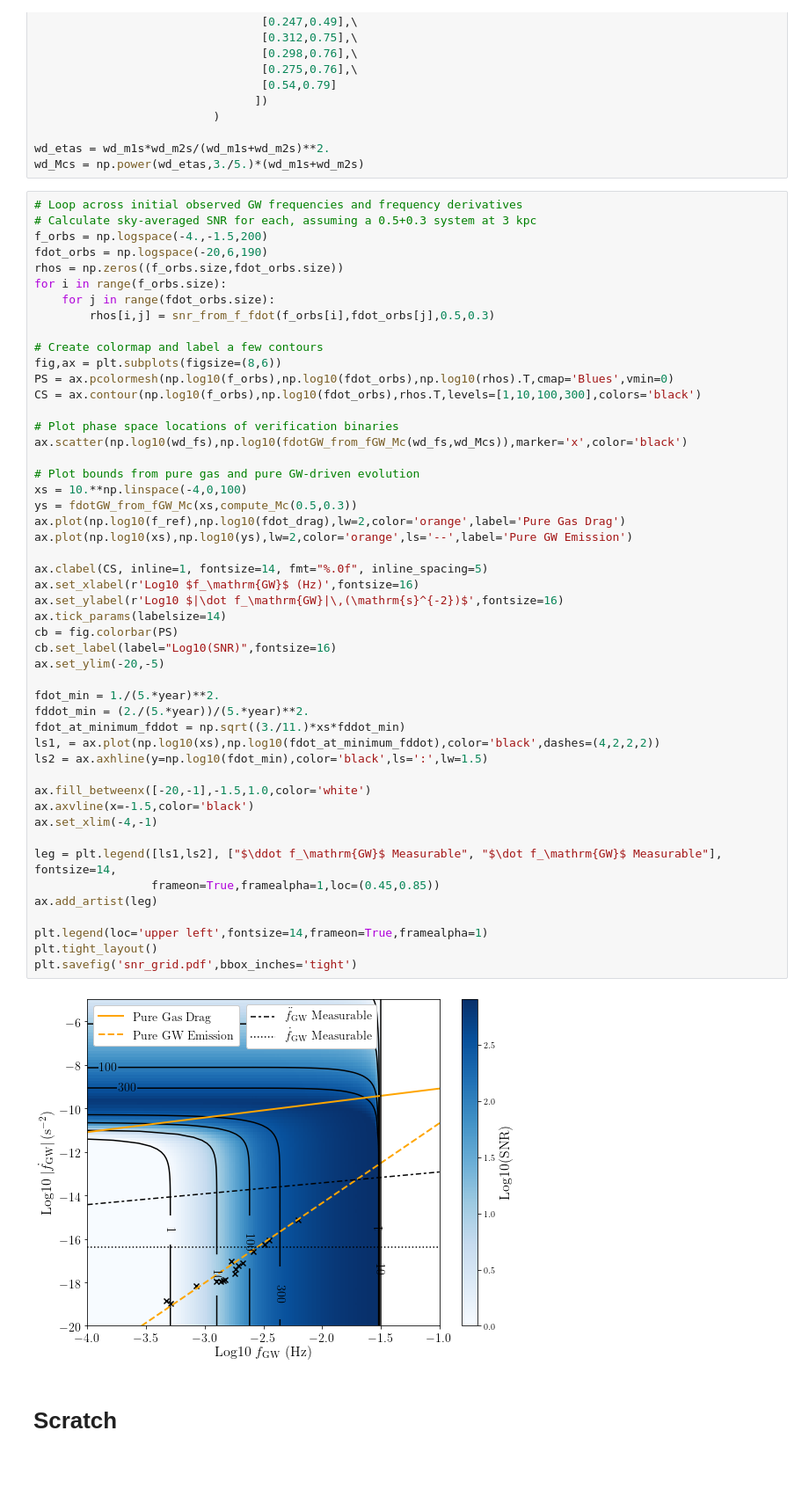
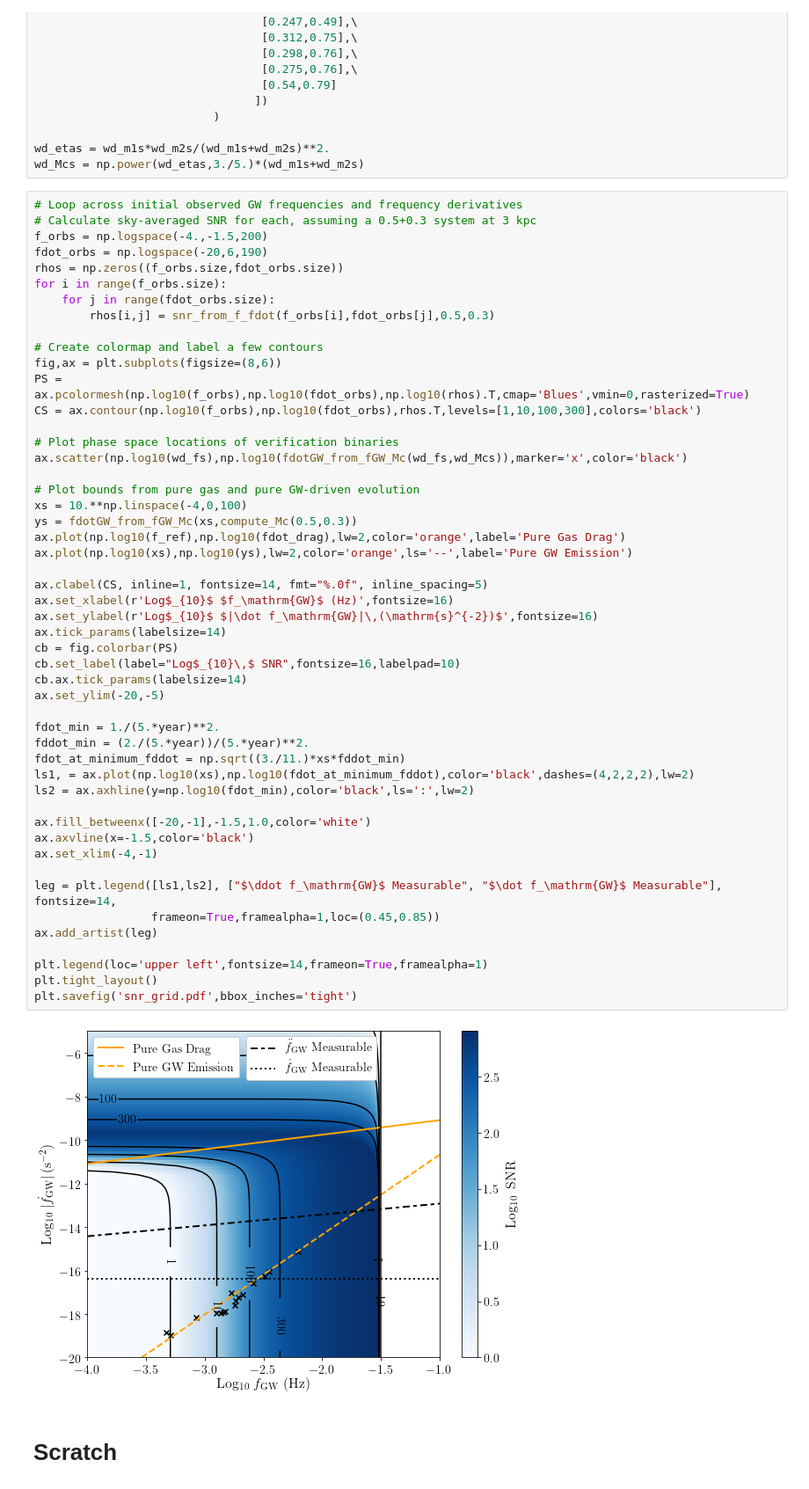
Before and after one commit to tcallister/LISA-and-CE-Evolution, a Jupyter notebook: SNR_grid.ipynb, the cells around one changed output. Shown at 88% size. Saved outputs shown, nothing was run; the diff lists cells and outputs as text.

```diff
--- a/SNR_grid.ipynb
+++ b/SNR_grid.ipynb
@@ -198,45 +198,46 @@ for i in range(f_orbs.size):
 
 # Create colormap and label a few contours
 fig,ax = plt.subplots(figsize=(8,6))
-PS = ax.pcolormesh(np.log10(f_orbs),np.log10(fdot_orbs),np.log10(rhos).T,cmap='Blues',vmin=0)
+PS = ax.pcolormesh(np.log10(f_orbs),np.log10(fdot_orbs),np.log10(rhos).T,cmap='Blues',vmin=0,rasterized=True)
 CS = ax.contour(np.log10(f_orbs),np.log10(fdot_orbs),rhos.T,levels=[1,10,100,300],colors='black')
 
 # Plot phase space locations of verification binaries
 ax.scatter(np.log10(wd_fs),np.log10(fdotGW_from_fGW_Mc(wd_fs,wd_Mcs)),marker='x',color='black')
 
 # Plot bounds from pure gas and pure GW-driven evolution
 xs = 10.**np.linspace(-4,0,100)
 ys = fdotGW_from_fGW_Mc(xs,compute_Mc(0.5,0.3))
 ax.plot(np.log10(f_ref),np.log10(fdot_drag),lw=2,color='orange',label='Pure Gas Drag')
 ax.plot(np.log10(xs),np.log10(ys),lw=2,color='orange',ls='--',label='Pure GW Emission')
 
 ax.clabel(CS, inline=1, fontsize=14, fmt="%.0f", inline_spacing=5)
-ax.set_xlabel(r'Log10 $f_\mathrm{GW}$ (Hz)',fontsize=16)
-ax.set_ylabel(r'Log10 $|\dot f_\mathrm{GW}|\,(\mathrm{s}^{-2})$',fontsize=16)
+ax.set_xlabel(r'Log$_{10}$ $f_\mathrm{GW}$ (Hz)',fontsize=16)
+ax.set_ylabel(r'Log$_{10}$ $|\dot f_\mathrm{GW}|\,(\mathrm{s}^{-2})$',fontsize=16)
 ax.tick_params(labelsize=14)
 cb = fig.colorbar(PS)
-cb.set_label(label="Log10(SNR)",fontsize=16)
+cb.set_label(label="Log$_{10}\,$ SNR",fontsize=16,labelpad=10)
+cb.ax.tick_params(labelsize=14)
 ax.set_ylim(-20,-5)
 
 fdot_min = 1./(5.*year)**2.
 fddot_min = (2./(5.*year))/(5.*year)**2.
 fdot_at_minimum_fddot = np.sqrt((3./11.)*xs*fddot_min)
-ls1, = ax.plot(np.log10(xs),np.log10(fdot_at_minimum_fddot),color='black',dashes=(4,2,2,2))
-ls2 = ax.axhline(y=np.log10(fdot_min),color='black',ls=':',lw=1.5)
+ls1, = ax.plot(np.log10(xs),np.log10(fdot_at_minimum_fddot),color='black',dashes=(4,2,2,2),lw=2)
+ls2 = ax.axhline(y=np.log10(fdot_min),color='black',ls=':',lw=2)
 
 ax.fill_betweenx([-20,-1],-1.5,1.0,color='white')
 ax.axvline(x=-1.5,color='black')
 ax.set_xlim(-4,-1)
 
 leg = plt.legend([ls1,ls2], ["$\ddot f_\mathrm{GW}$ Measurable", "$\dot f_\mathrm{GW}$ Measurable"], fontsize=14,
                  frameon=True,framealpha=1,loc=(0.45,0.85))
 ax.add_artist(leg)
 
 plt.legend(loc='upper left',fontsize=14,frameon=True,framealpha=1)
 plt.tight_layout()
 plt.savefig('snr_grid.pdf',bbox_inches='tight')
 # %% [output]
-[figure, old version]
+[figure, new version]
 # %% [markdown]
 # Scratch
 # %%
```
